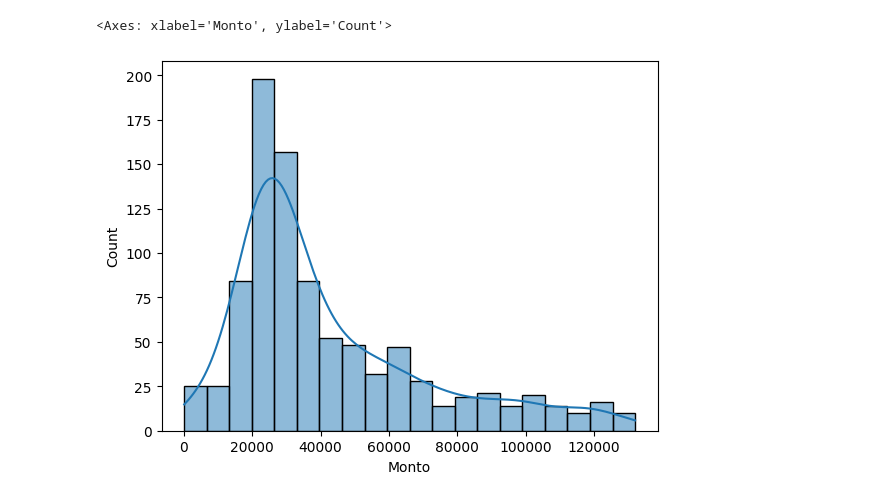
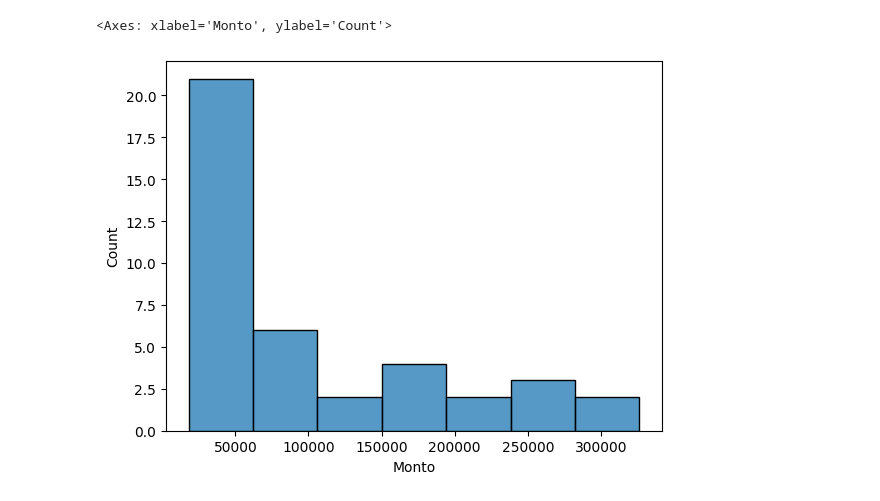
Before and after one commit to luccafrachelle/prueba, a Jupyter notebook: final.ipynb, the cells around one changed output. Cells and saved outputs as stored; diff of their text form; code cells hidden in the pictures.

```diff
--- a/final.ipynb
+++ b/final.ipynb
@@ -227,3 +170,6 @@ df = df.reindex(sorted(todos_los_nombres), axis=1)
+# %%
+# los nan son strings vacios, los reemplazo por np.nan
+df.replace('', np.nan, inplace=True)
 # %%
 df.drop('Contrato Mínimo', axis=1, inplace=True)
 df.drop('Acepta mascotas', axis=1, inplace=True)
@@ -249,23 +196,7 @@ df['Monto'] = df['Monto'].astype(float)
 df.drop('Precio', axis=1, inplace=True)
 # %%
 df.loc[df['Moneda'] == 'U$S', 'Monto'] *= 40
-# %%
-import pandas as pd
-
-# Supongamos que df es tu DataFrame y 'Monto' es la columna de interés
-
-# Calculamos el primer y tercer cuartil
-Q1 = df['Monto'].quantile(0.25)
-Q3 = df['Monto'].quantile(0.75)
-IQR = Q3 - Q1
-
-# Definimos los límites para considerar un dato como outlier
-limite_inferior = Q1 - 1.5 * IQR
-limite_superior = Q3 + 1.5 * IQR
-
-# Identificamos los outliers
-outliers = df[(df['Monto'] < limite_inferior) | (df['Monto'] > limite_superior)]
-
-# Eliminamos los outliers del DataFrame original
-df = df[(df['Monto'] >= limite_inferior) & (df['Monto'] <= limite_superior)]
+# %%
+df['Sobre'] = df['Sobre'].replace('No aplica', np.nan)
+df['Sobre'] = df['Sobre'].replace('Otros', np.nan)
 # %%
@@ -278,5 +207,5 @@ sns.boxplot(x='Moneda', y='Monto', data=df)
 # %%
-sns.histplot(df['Monto'], kde=True)
+sns.histplot(df['Monto'])
 # %% [output]
 <Axes: xlabel='Monto', ylabel='Count'>
-[figure, old version]
+[figure, new version]
```
Also changed, not shown: parts of 39 cells of this notebook, 1 other file.
